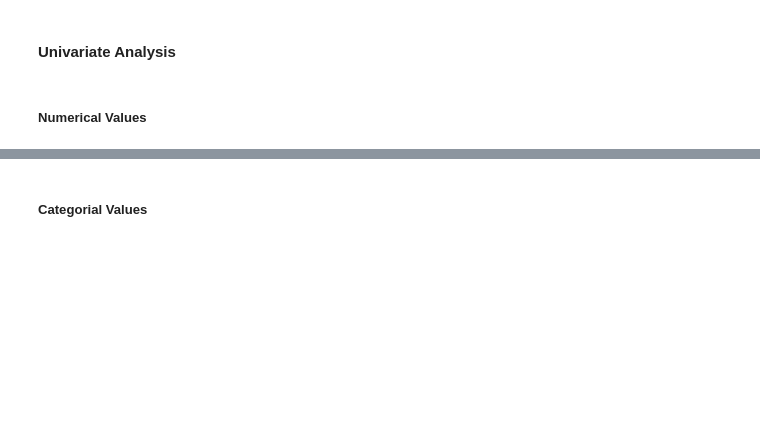
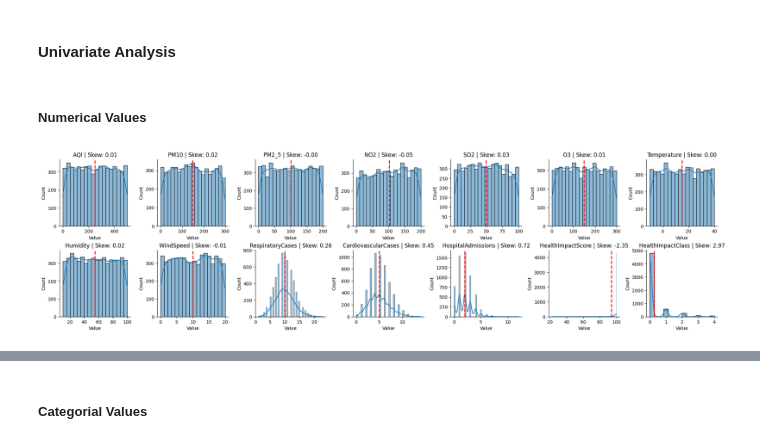
Before and after one commit to evaktar/HealthImpactClassification, a Jupyter notebook: health_impact_classification.ipynb, the cells around one changed output, grey strips where cells are left out. Saved outputs shown, nothing was run; the diff lists cells and outputs as text; code cells hidden in the pictures; blank space fills up the shorter version.

```diff
--- a/health_impact_classification.ipynb
+++ b/health_impact_classification.ipynb
@@ -102,11 +175,13 @@ def facet_plots(df, plot_type, col_wrap):
     # Plot Type
     if plot_type == 'hist': # Histogram
         gr.map_dataframe(hist_mean)
+        for ax, feature in zip(gr.axes.flat, df_long['Feature'].unique()):
+            skew_val = df_long[df_long['Feature'] == feature]['Value'].skew()
+            ax.set_title(f"{feature} | Skew: {skew_val:.2f}")
     if plot_type == 'box': # Boxplot
         gr.map(sns.boxplot, 'Value')
+        gr.set_titles("{col_name}")
 
-    # Titles
-    gr.set_titles("{col_name}")
     gr.figure.subplots_adjust(top=0.9)
     plt.show()
 
@@ -117,18 +192,21 @@ def facet_plots(df, plot_type, col_wrap):
     # SO2 40 μg/m³ 15.3 ppb
     # O 15 μg/m³ 7.64 ppb
 # %%
-# Distribution
+# Histogram, Mean Line, Kernel Density - Distribution
 facet_plots(df, 'hist', 7)
 
 '''
-Objective: To identify distributions across the features
+Objective: To identify distributions and variance across the features
 Results:
 Even distributions - AQI, PM10, PM2_5, NO2, SO2, O3, Temperature, Humidity, Wind Speed
-Respiratory and Cardiovascular Cases -  Weakly negatively skewed, indicating fewer low regions, central tendency
+Respiratory and Cardiovascular Cases -  Weak positive skewed, indicates fewer low regions, central tendency
     - Higher concentration to lower value (fewer high instances)
-Hospital Admissions - Negative skew, lower admissions with tapering tail towards high values
+Hospital Admissions - Positive skew, lower admissions with tapering tail towards high values
 Health Impact Metrics - Skewed positively (high impact, more regions with significantly elevated scores)
+Cases, Admissions, Health Impact Metrics have highest variance which may be due to diverse environmental conditions
 '''
+# %% [output]
+[figure, added]
 # %%
 # Boxplots
 facet_plots(df, 'box', 7)
```
Also changed, not shown: parts of 15 cells of this notebook.
